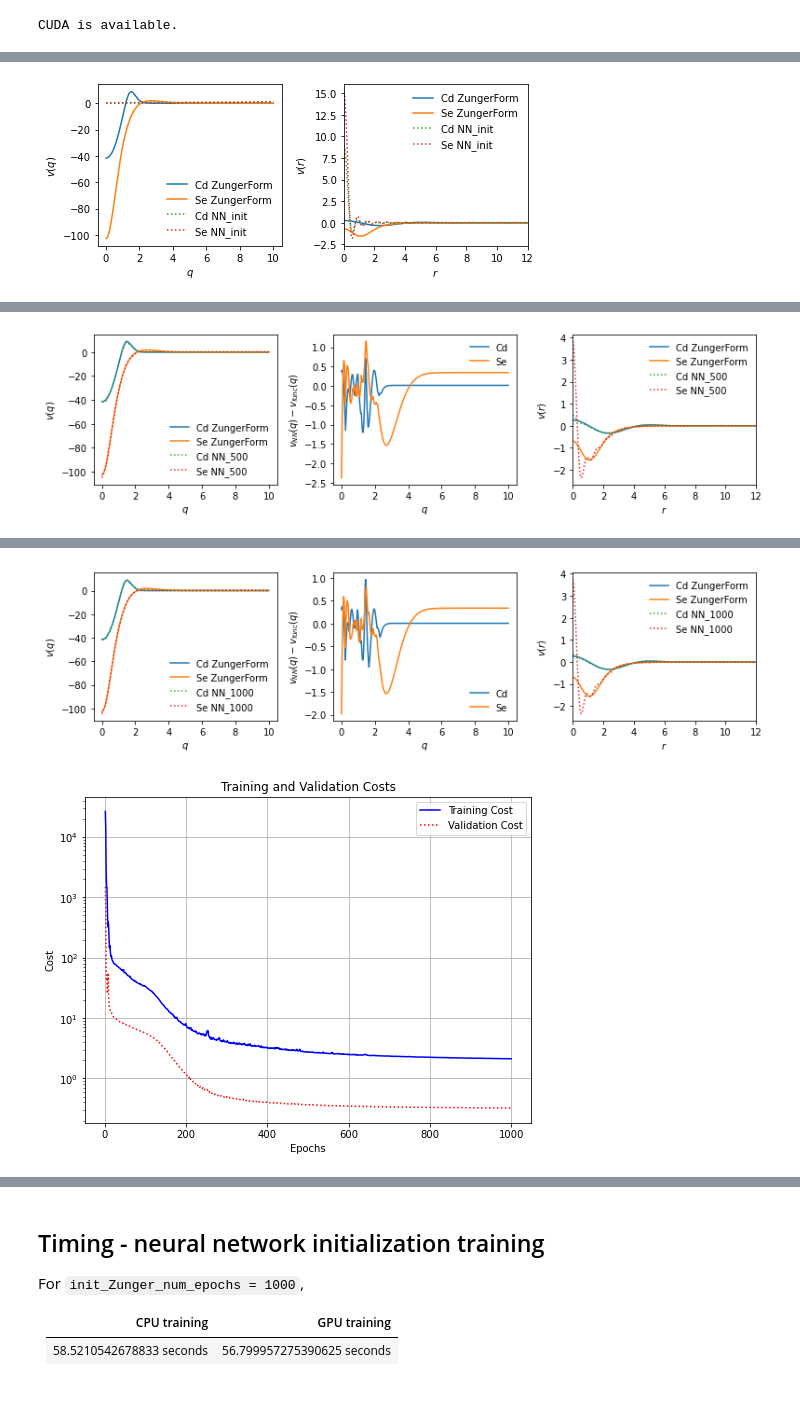
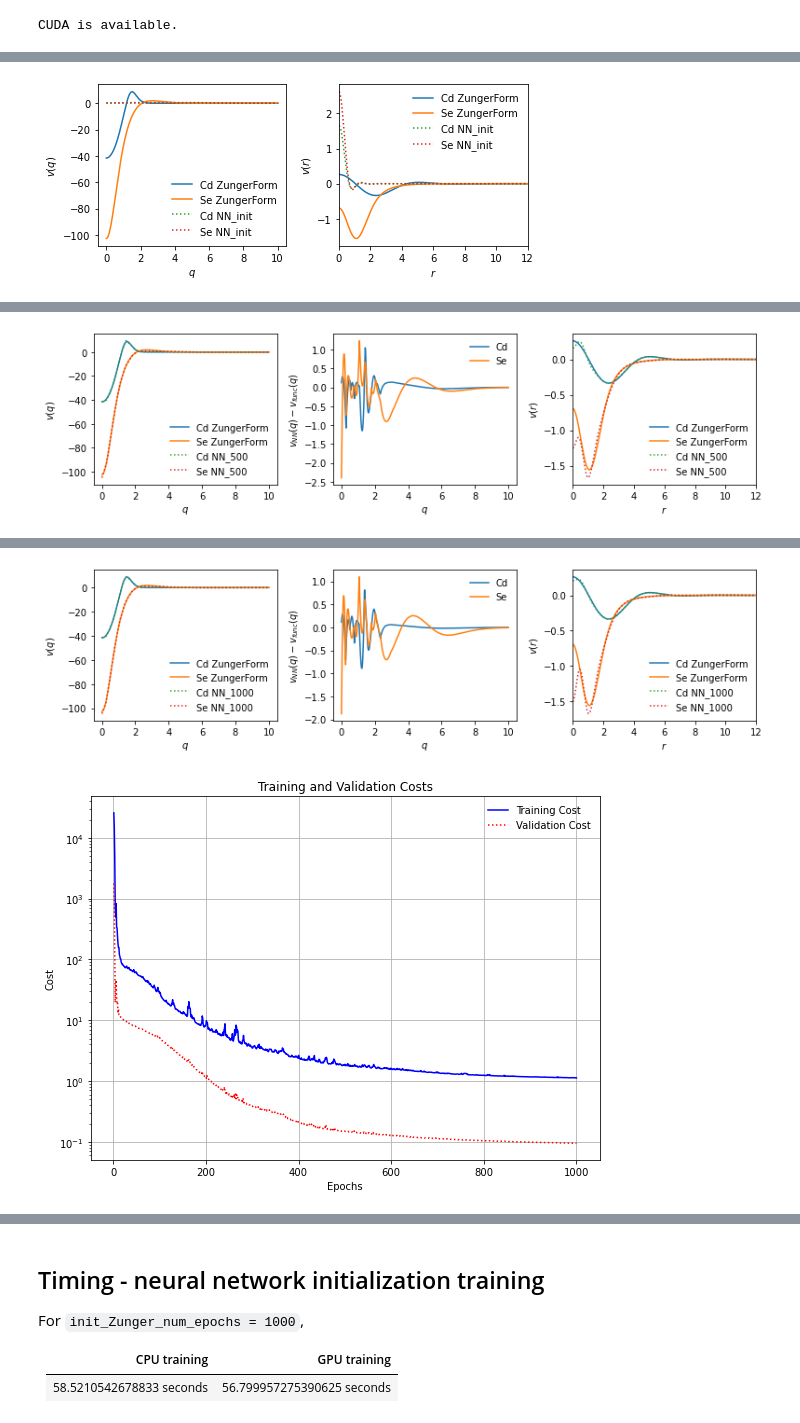
Before and after one commit to TommyLinkl/DeePseudopot, a Jupyter notebook: zbCdSe_fitting_NN_init.ipynb, the cells around one changed output, grey strips where cells are left out. Saved outputs shown, nothing was run; the diff lists cells and outputs as text; code cells hidden in the pictures; blank space fills up the shorter version.

```diff
--- a/zbCdSe_fitting_NN_init.ipynb
+++ b/zbCdSe_fitting_NN_init.ipynb
@@ -52,7 +53,7 @@ def plotBandStruct(bandStruct_array, marker_array, label_array):
     axs[1].get_xaxis().set_ticklabels(["L", r"$\Gamma$", "X", "K", r"$\Gamma$"])
     fig.tight_layout()
     plt.show()
-    return
+    return fig
 
 def pot_func(x, params):
     pot = (params[0]*(x*x - params[1]) / (params[2] * torch.exp(params[3]*x*x) - 1.0))
@@ -119,7 +120,7 @@ def plotPP(q_array, vq_Cd_array, vq_Se_array, label_array, lineshape_array, bool
         axs[1].legend(frameon=False)
     fig.tight_layout()
     plt.show()
-    return
+    return fig
 
 def plot_training_validation_cost(training_cost, validation_cost, ylogBoolean):
     if len(training_cost) != len(validation_cost):
@@ -128,22 +129,21 @@ def plot_training_validation_cost(training_cost, validation_cost, ylogBoolean):
         epochs = range(1, len(training_cost) + 1)
 
     # Plot training and validation costs
-    plt.figure(figsize=(8, 6))
+    fig, axs = plt.subplots(1,1, figsize=(8,6))
 
-    plt.plot(epochs, training_cost, "b-", label='Training Cost')
-    plt.plot(epochs, validation_cost, "r:", label='Validation Cost')
+    axs.plot(epochs, training_cost, "b-", label='Training Cost')
+    axs.plot(epochs, validation_cost, "r:", label='Validation Cost')
 
     if ylogBoolean:
-        plt.yscale('log')
+        axs.set_yscale('log')
     else:
-        plt.yscale('linear')
-    plt.xlabel('Epochs')
-    plt.ylabel('Cost')
-    plt.legend()
-    plt.title('Training and Validation Costs')
-    plt.grid(True)
+        axs.set_yscale('linear')
+    axs.set(xlabel="Epochs", ylabel="Cost", title="Training and Validation Costs")
+    axs.legend(frameon=False)
+    axs.grid(True)
+    fig.tight_layout()
     plt.show()
-    return
+    return fig
 # %%
 # Semiconductor system details
 nSystem = 1
@@ -359,14 +425,11 @@ def calcBandStruct_GPU(NN_boolean, model, basisStates, nkpt, kpts_coord, nAtoms,
 # %%
 # Create Net model class
 # PPmodel = nn_models.Net_relu_xavier_BN_dropout_decay([1, 20, 20, 20, 2])
-PPmodel = nn_models.Net_relu_xavier([1, 20, 20, 20, 2])
+# PPmodel = nn_models.Net_relu_xavier([1, 20, 20, 20, 2])
+# PPmodel = nn_models.Net_relu_xavier_decay1([1, 20, 20, 20, 2], 1.5, 6)
+PPmodel = nn_models.Net_relu_xavier_decay2([1, 20, 20, 20, 2])
 
-# Validating on the initialized NN model
-# print("list(model.parameters()):\n ", list(PPmodel.parameters()))
-# print("\nmodel.state_dict():\n ", PPmodel.state_dict())
 PPmodel.eval()
-# print(PPmodel(torch.tensor([[1.0]])))
-# print(PPmodel(torch.tensor([[1.0], [2.0]])))
 NN_init = PPmodel(val_dataset.q)
 plotPP([val_dataset.q, val_dataset.q], [val_dataset.vq_Cd, NN_init[:, 0]], [val_dataset.vq_Se, NN_init[:, 1]], ["ZungerForm", "NN_init"], ["-", ":"], False)
 
@@ -375,6 +438,7 @@ def init_Zunger_weighted_mse(yhat,y,weight):
     return torch.mean(weight*(yhat-y)**2)
 #criterion=nn.MSELoss()
 
+'''
 def init_Zunger_train(model, train_loader, val_loader, criterion, optimizer, scheduler, scheduler_step, epochs, plot_every):
     training_cost=[]
     validation_cost=[]
@@ -406,6 +470,7 @@ def init_Zunger_train(model, train_loader, val_loader, criterion, optimizer, sch
         validation_cost.append(val_cost)
     plot_training_validation_cost(training_cost, validation_cost, True)
     return (training_cost, validation_cost)
+'''
 
 def init_Zunger_train_GPU(model, device, train_loader, val_loader, criterion, optimizer, scheduler, scheduler_step, epochs, plot_every):
     training_cost=[]
@@ -464,8 +529,10 @@ init_Zunger_num_epochs = 1000
 plotEvery = 500
 
 '''
+# CPU testing
 start_time = time.time()
-init_Zunger_train(PPmodel, trainloader, validationloader, init_Zunger_criterion, init_Zunger_optimizer, init_Zunger_scheduler, 20, init_Zunger_num_epochs, plotEvery)
+# device = torch.device("cpu")
+init_Zunger_train_GPU(PPmodel, device, trainloader, validationloader, init_Zunger_criterion, init_Zunger_optimizer, init_Zunger_scheduler, 20, init_Zunger_num_epochs, plotEvery)
 end_time = time.time()
 elapsed_time = end_time - start_time
 print(f"CPU training: elapsed time: {elapsed_time} seconds")
@@ -477,6 +544,7 @@ end_time = time.time()
 elapsed_time = end_time - start_time
 print(f"GPU training: elapsed time: {elapsed_time} seconds")
 
-torch.save(PPmodel.state_dict(), 'PPmodel_initZunger.pth')
+os.makedirs('zbCdSe_results', exist_ok=True)
+torch.save(PPmodel.state_dict(), 'zbCdSe_results/initZunger_PPmodel.pth')
 # %% [output]
-[figure, old version]
+[figure, new version]
@@ -484 +552 @@ Epoch [500/1000], Validation Loss: 0.3681
-[figure, old version]
+[figure, new version]
@@ -486,2 +554,2 @@ Epoch [1000/1000], Validation Loss: 0.3242
-[figure, old version]
+[figure, new version]
-[figure, old version]
+[figure, new version]
```
Also changed, not shown: parts of 9 cells of this notebook, 25 other files.
